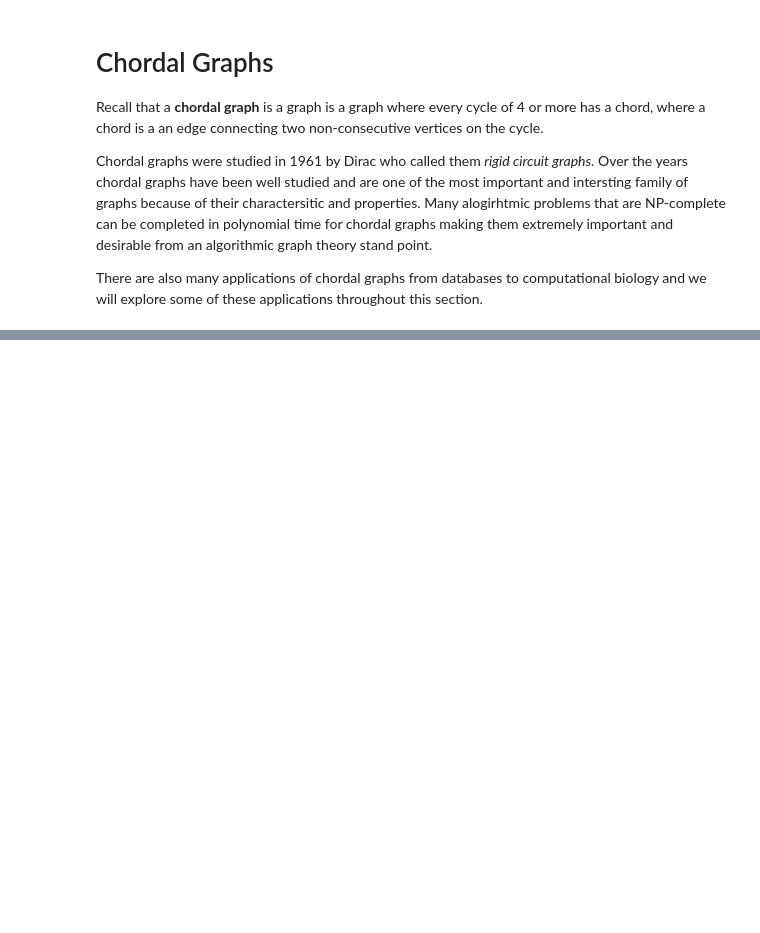
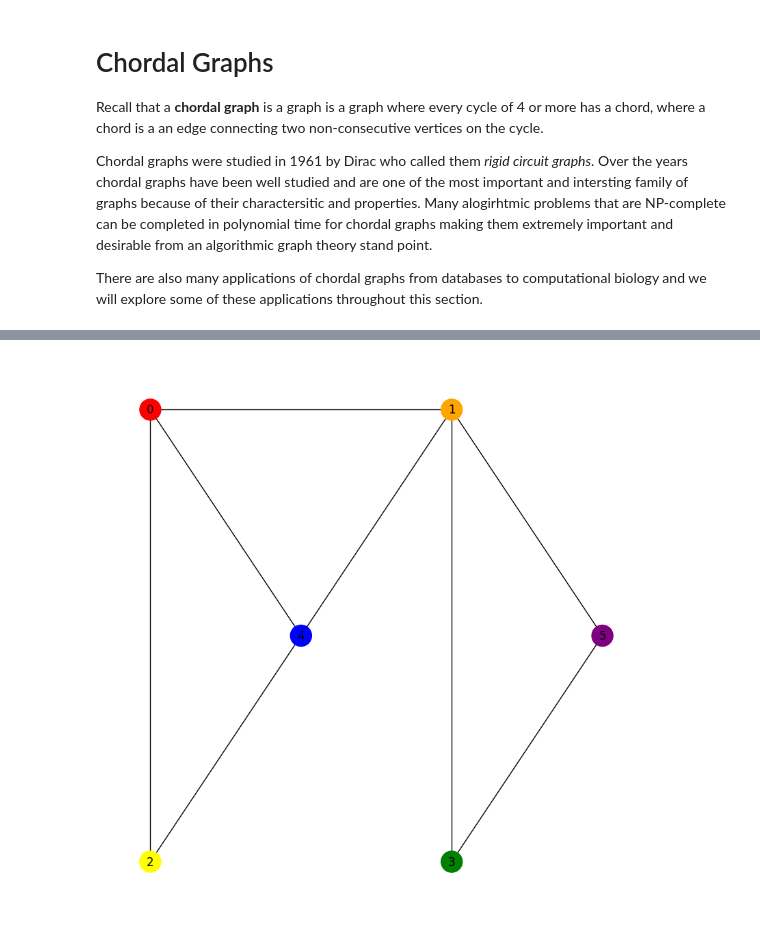
Before and after one commit to lcaraballoj/Algorithmic-Graph-Theory, a Jupyter notebook: ChordalGraphs.ipynb, the cells around one changed output, grey strips where cells are left out. Cells and saved outputs as stored; diff of their text form; code cells hidden in the pictures; blank space fills up the shorter version.

```diff
--- a/ChordalGraphs.ipynb
+++ b/ChordalGraphs.ipynb
@@ -14,0 +44,32 @@ There are also many applications of chordal graphs from databases to computation
+# %%
+# Creating a graph with 5 vertices and 6 edges
+
+edges = [[0, 1], [0, 2], [0, 4], [1, 3], [1, 4], [1, 5], [2, 4], [3, 5]] # Where the edges are (i.e. (v_1, v_2))
+G = nx.Graph() # Generate an empty graph
+#G.add_edges_from(edges) # Add edges to our graph
+
+G.add_node(0, nodetype='red', level=0)
+G.add_node(1, nodetype='orange', level=2)
+G.add_node(2, nodetype='yellow', level=0)
+G.add_node(3, nodetype='green', level=2)
+G.add_node(4, nodetype='blue', level=1)
+G.add_node(5, nodetype='purple', level=3)
+
+
+G.add_edges_from(edges) # Add edges to our graph
+pos = nx.multipartite_layout(G, subset_key="level") # Position layout of G
+
+colors = [u[1] for u in G.nodes(data="nodetype")]
+
+# Draw the graph
+nx.draw(
+    G, pos, edge_color='black', width=1, linewidths=1,
+    node_size=500, node_color=colors, alpha=1,
+    labels={node: node for node in G.nodes()}
+)
+
+
+
+plt.savefig('intervalFamilyIntersectionGraph.png')
+# %% [output]
+[figure, added]
```
Also changed, not shown: parts of 5 cells of this notebook, 4 other files.
